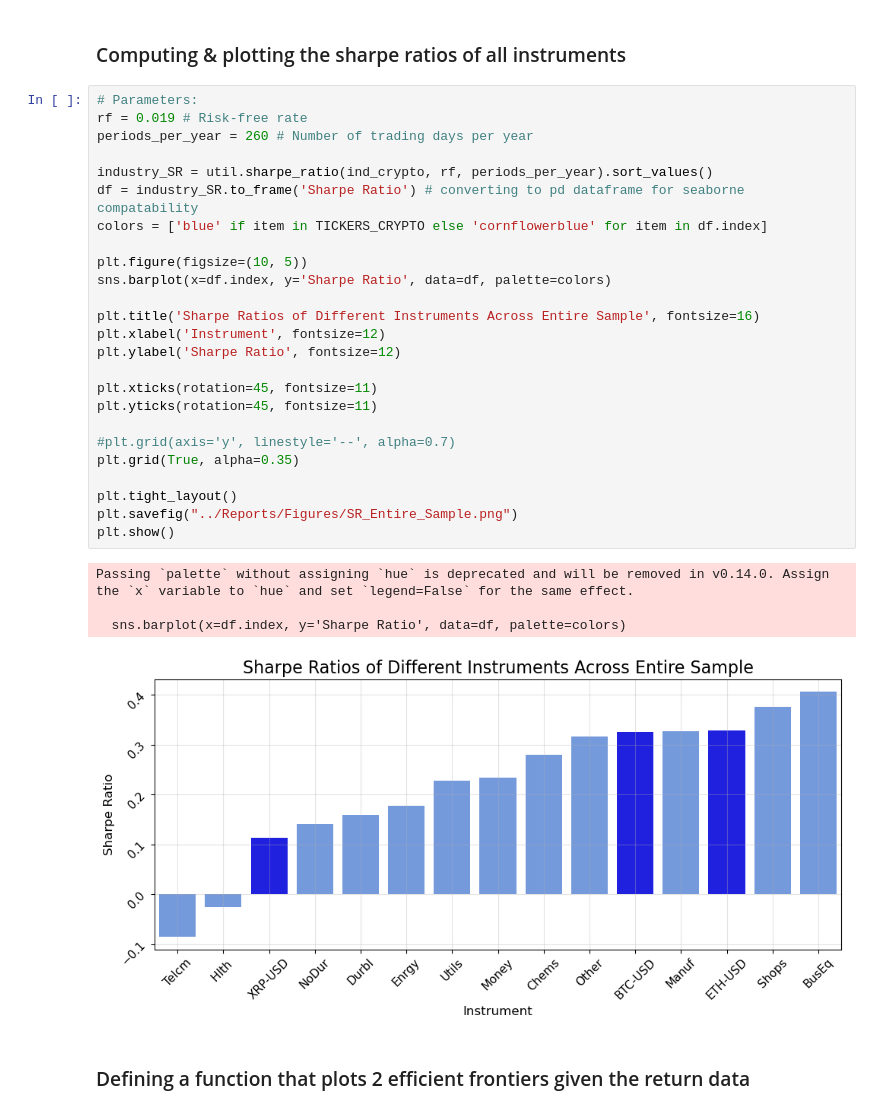
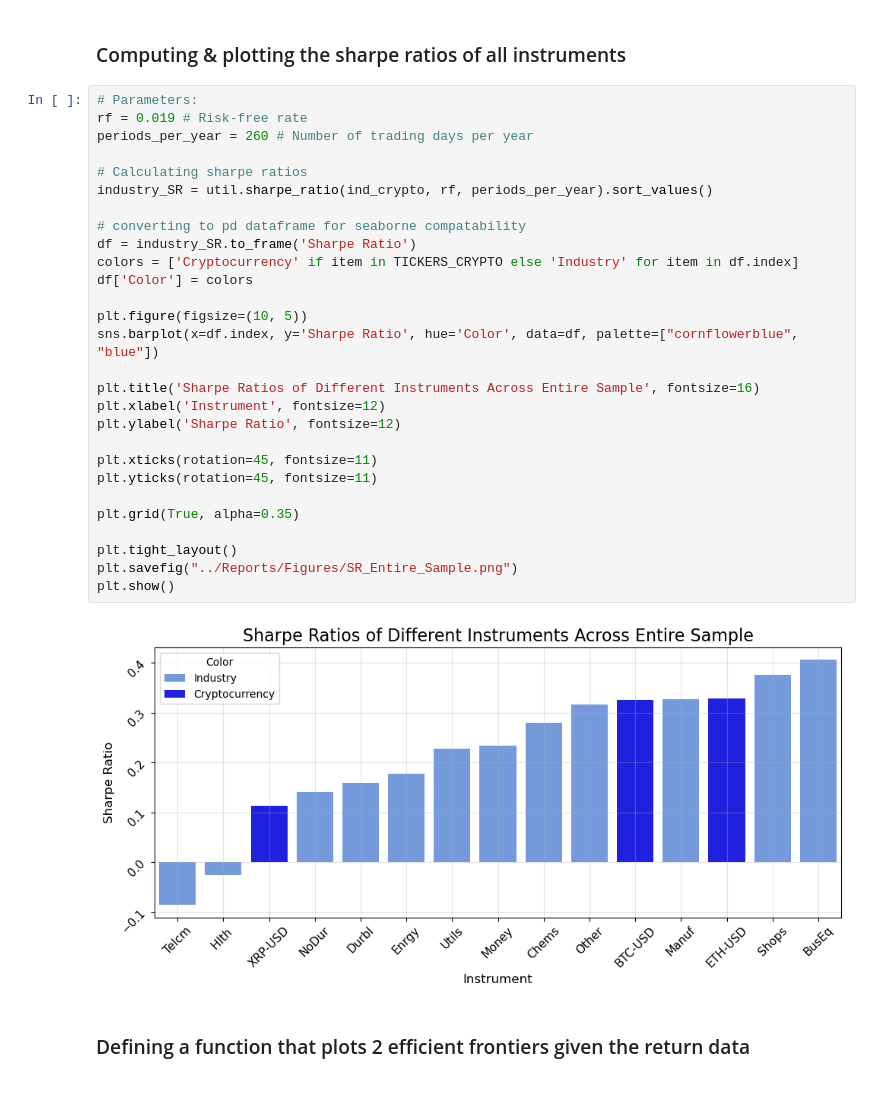
Before and after one commit to fairwayfinder/crypto-mean-variance-frontier, a Jupyter notebook: notebooks/MAIN.ipynb, the cells around one changed output. Saved outputs shown, nothing was run; the diff lists cells and outputs as text.

```diff
--- a/notebooks/MAIN.ipynb
+++ b/notebooks/MAIN.ipynb
@@ -120,32 +120,32 @@ plt.show()
 # %%
 # Parameters:
 rf = 0.019 # Risk-free rate
 periods_per_year = 260 # Number of trading days per year
 
+# Calculating sharpe ratios
 industry_SR = util.sharpe_ratio(ind_crypto, rf, periods_per_year).sort_values()
-df = industry_SR.to_frame('Sharpe Ratio') # converting to pd dataframe for seaborne compatability
-colors = ['blue' if item in TICKERS_CRYPTO else 'cornflowerblue' for item in df.index]
+
+# converting to pd dataframe for seaborne compatability
+df = industry_SR.to_frame('Sharpe Ratio')
+colors = ['Cryptocurrency' if item in TICKERS_CRYPTO else 'Industry' for item in df.index]
+df['Color'] = colors
 
 plt.figure(figsize=(10, 5))
-sns.barplot(x=df.index, y='Sharpe Ratio', data=df, palette=colors)
+sns.barplot(x=df.index, y='Sharpe Ratio', hue='Color', data=df, palette=["cornflowerblue", "blue"])
 
 plt.title('Sharpe Ratios of Different Instruments Across Entire Sample', fontsize=16)
 plt.xlabel('Instrument', fontsize=12)
 plt.ylabel('Sharpe Ratio', fontsize=12)
 
 plt.xticks(rotation=45, fontsize=11)
 plt.yticks(rotation=45, fontsize=11)
 
-#plt.grid(axis='y', linestyle='--', alpha=0.7)
 plt.grid(True, alpha=0.35)
 
 plt.tight_layout()
 plt.savefig("../Reports/Figures/SR_Entire_Sample.png")
 plt.show()
 # %% [output]
-Passing `palette` without assigning `hue` is deprecated and will be removed in v0.14.0. Assign the `x` variable to `hue` and set `legend=False` for the same effect.
-
-  sns.barplot(x=df.index, y='Sharpe Ratio', data=df, palette=colors)
-[figure, old version]
+[figure, new version]
 # %% [markdown]
 ### Defining a function that plots 2 efficient frontiers given the return data
```
Also changed, not shown: parts of 4 cells of this notebook, 9 other files.
